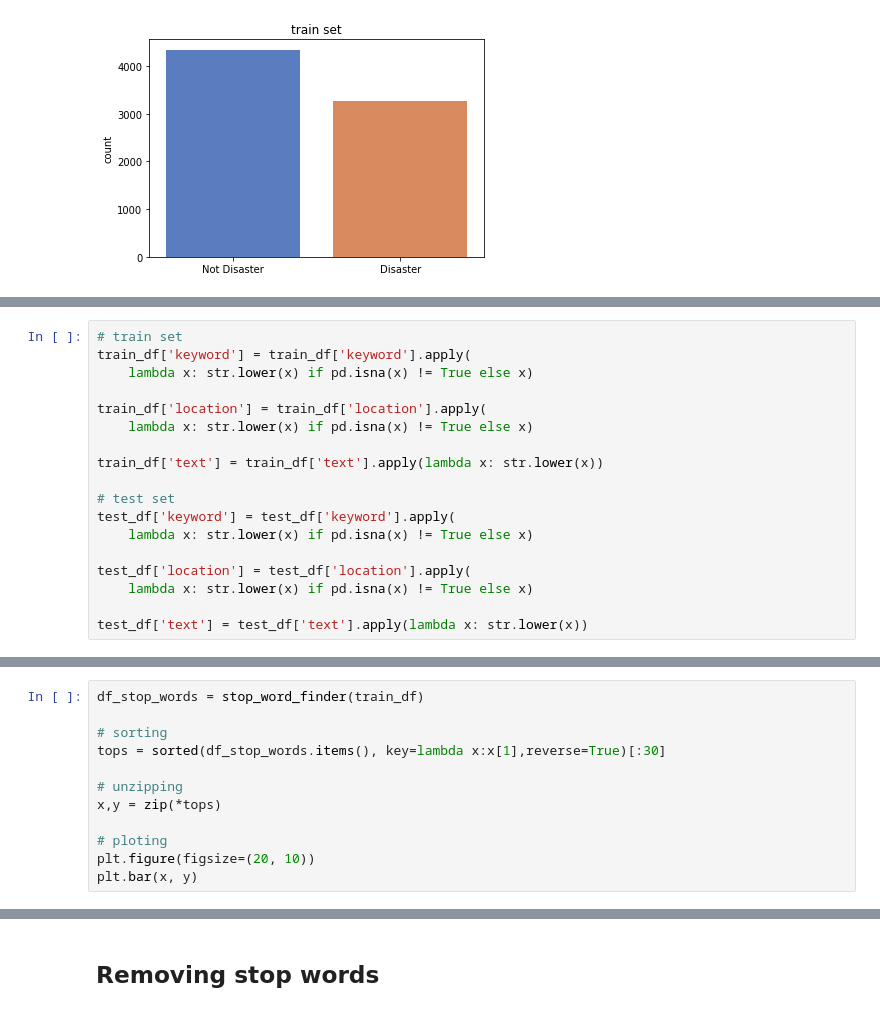
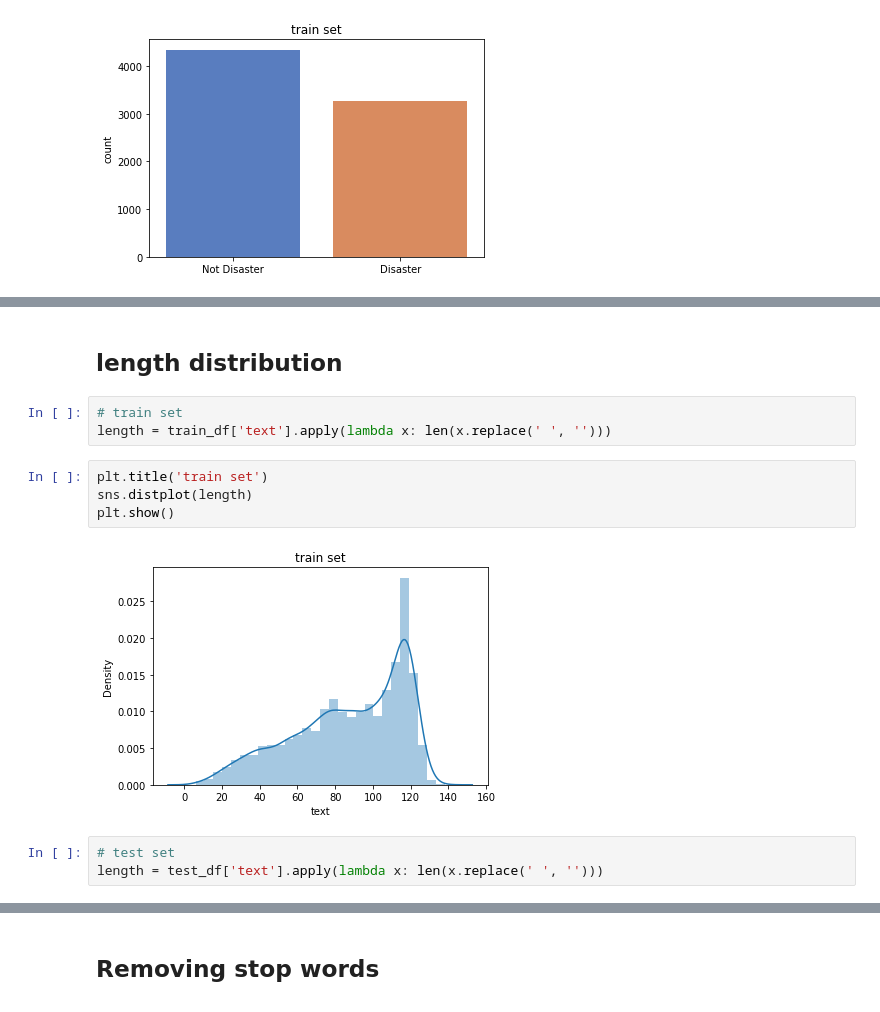
Before and after one commit to gha7all/DataScienceHub, a Jupyter notebook: week-3/disaster_tweets/tweets.ipynb, the cells around one changed output, grey strips where cells are left out. Cells and saved outputs as stored; diff of their text form.

```diff
--- a/week-3/disaster_tweets/tweets.ipynb
+++ b/week-3/disaster_tweets/tweets.ipynb
@@ -64,18 +55,0 @@ for df in [train_df, test_df]:
-# %%
-# train set
-train_df['keyword'] = train_df['keyword'].apply(
-    lambda x: str.lower(x) if pd.isna(x) != True else x)
-
-train_df['location'] = train_df['location'].apply(
-    lambda x: str.lower(x) if pd.isna(x) != True else x)
-
-train_df['text'] = train_df['text'].apply(lambda x: str.lower(x))
-
-# test set
-test_df['keyword'] = test_df['keyword'].apply(
-    lambda x: str.lower(x) if pd.isna(x) != True else x)
-
-test_df['location'] = test_df['location'].apply(
-    lambda x: str.lower(x) if pd.isna(x) != True else x)
-
-test_df['text'] = test_df['text'].apply(lambda x: str.lower(x))
@@ -101,12 +55,0 @@ def stop_word_finder(text):
-# %%
-df_stop_words = stop_word_finder(train_df)
-
-# sorting
-tops = sorted(df_stop_words.items(), key=lambda x:x[1],reverse=True)[:30]
-
-# unzipping
-x,y = zip(*tops)
-
-# ploting
-plt.figure(figsize=(20, 10))
-plt.bar(x, y)
@@ -115,0 +56,14 @@ plt.bar(x, y)
+# %% [markdown]
+## length distribution
+# %%
+# train set
+length = train_df['text'].apply(lambda x: len(x.replace(' ', '')))
+# %%
+plt.title('train set')
+sns.distplot(length)
+plt.show()
+# %% [output]
+[figure, added]
+# %%
+# test set
+length = test_df['text'].apply(lambda x: len(x.replace(' ', '')))
```
Also changed, not shown: parts of 45 cells of this notebook.
